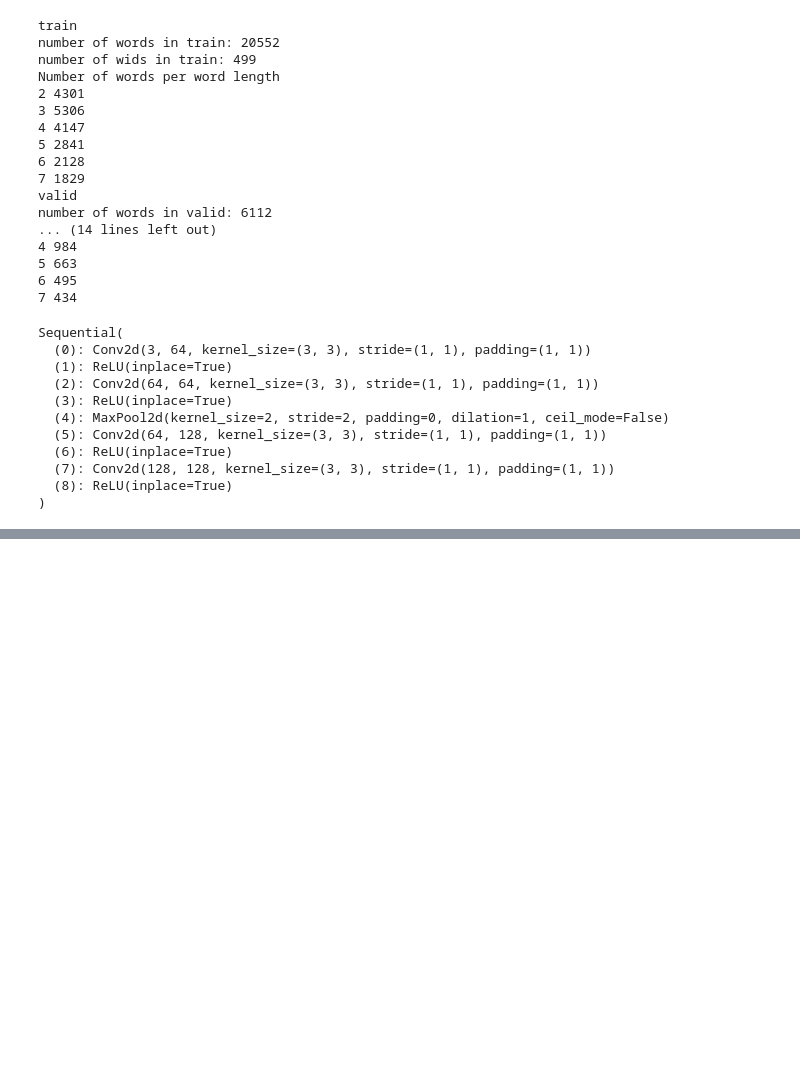
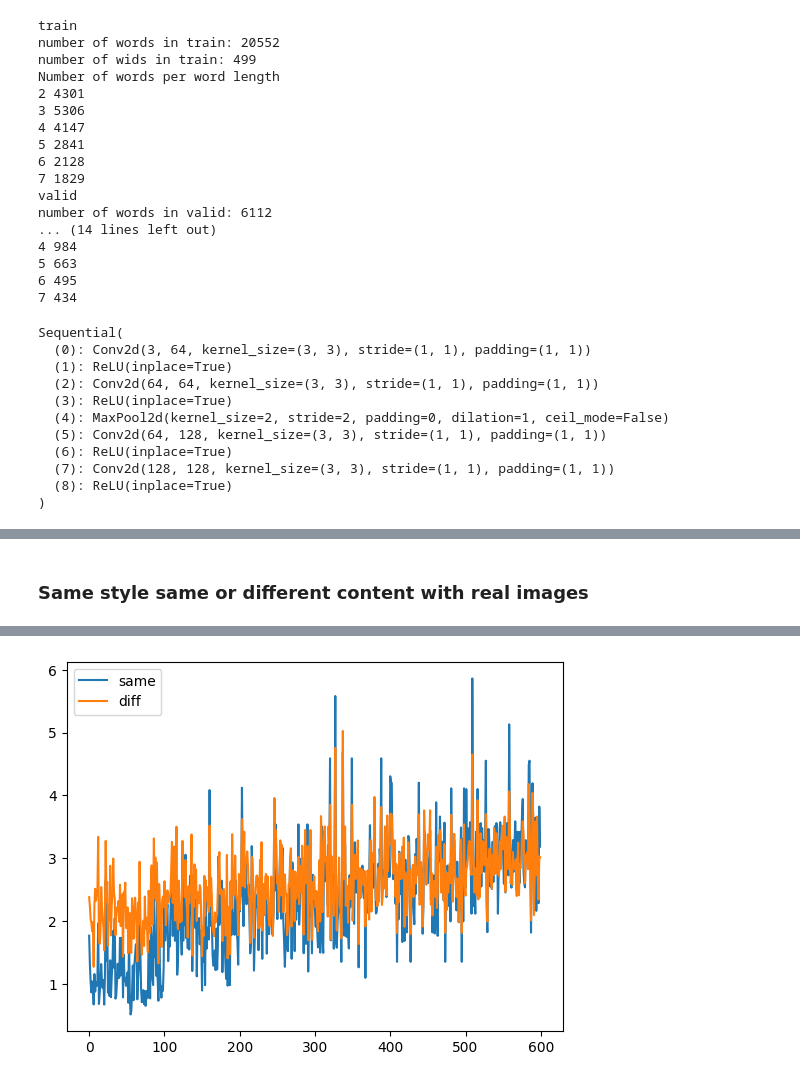
Before and after one commit to Lisa-dk/self-supervised-htr, a Jupyter notebook: small_experiments/style_exp.ipynb, the cells around one changed output, grey strips where cells are left out. Saved outputs shown, nothing was run; the diff lists cells and outputs as text; code cells hidden in the pictures; blank space fills up the shorter version.

Commit message:
added real same word same style and diff word same style experiments

```diff
--- a/small_experiments/style_exp.ipynb
+++ b/small_experiments/style_exp.ipynb
@@ -180,0 +187,70 @@ because
+# %% [markdown]
+### Same style same or different content with real images
+# %%
+losses_same_real = []
+losses_diff_real = []
+os.environ['CUDA_LAUNCH_BLOCKING'] = '1'
+np.random.seed(41)
+
+for num_char in range(2, 8):
+    print(num_char)
+
+    for j in range(100):
+        img_idx = np.random.randint(len(data_train.img_paths))
+        img, gen_input, gt_label, wid = data_train.__getitem__(img_idx)
+
+        same_style = data_train.wids[wid]
+
+        same_word_paths = [item[0] for item in same_style if (item[1] == tokenizer.decode(gt_label)) and (item[0] != data_train.img_paths[img_idx][0])]
+        diff_word_paths = [item[0] for item in same_style if (item[1] != tokenizer.decode(gt_label)) and (len(item[1]) != len(tokenizer.decode(gt_label)))]
+
+        tries = 0
+        while True:
+            img_idx = np.random.randint(len(data_train.img_paths))
+            img, gen_input, gt_label, wid = data_train.__getitem__(img_idx)
+
+            if len(tokenizer.decode(gt_label)) == num_char:
+                same_style = data_train.wids[wid]
+                text_label = tokenizer.decode(gt_label)
+
+                same_word_paths = [item[0] for item in same_style if (item[1] == text_label) and (item[0] != data_train.img_paths[img_idx][0])]
+                diff_word_paths = [item[0] for item in same_style if (item[1] != text_label) and (len(item[1]) != len(text_label))]
+
+                if len(same_word_paths) >= 1:
+                    break
+            tries += 1
+
+            if tries >= 5000:
+                break
+        print(tokenizer.decode(gt_label), len(same_word_paths))
+
+
+        loss_same = 0
+        if len(same_word_paths) >= 1:
+            for path in same_word_paths:
+                img_same = 255 - cv2.imread(path, cv2.IMREAD_GRAYSCALE)
+
+                img_same = data_train.transforms(img_same).cuda()
+                img = img.cuda()
+                loss_same += loss_class.loss_func(img_same, img).detach().cpu()
+            losses_same_real.append(loss_same/len(same_word_paths))
+
+        loss_diff = 0
+        if len(diff_word_paths) >= 1:
+            for path in diff_word_paths:
+                img_diff = 255 - cv2.imread(path, cv2.IMREAD_GRAYSCALE)
+
+                img_diff = data_train.transforms(img_diff).cuda()
+                img = img.cuda()
+                loss_diff += loss_class.loss_func(img_diff, img).detach().cpu()
+            losses_diff_real.append(loss_diff/len(diff_word_paths))
+
+plt.plot(losses_same_real, label="same")
+plt.plot(losses_diff_real, label='diff')
+plt.legend()
+plt.xlabel("Num of images")
+plt.ylabel("VGG16-8 loss")
+plt.title("VGG16 loss between same- and different word images (real)")
+plt.savefig("./vgg_loss_data_real.png")
+plt.show()
+# %% [output]
@@ -180,0 +274 @@ because
+[figure, added]
```
Also changed, not shown: parts of 3 cells of this notebook.
